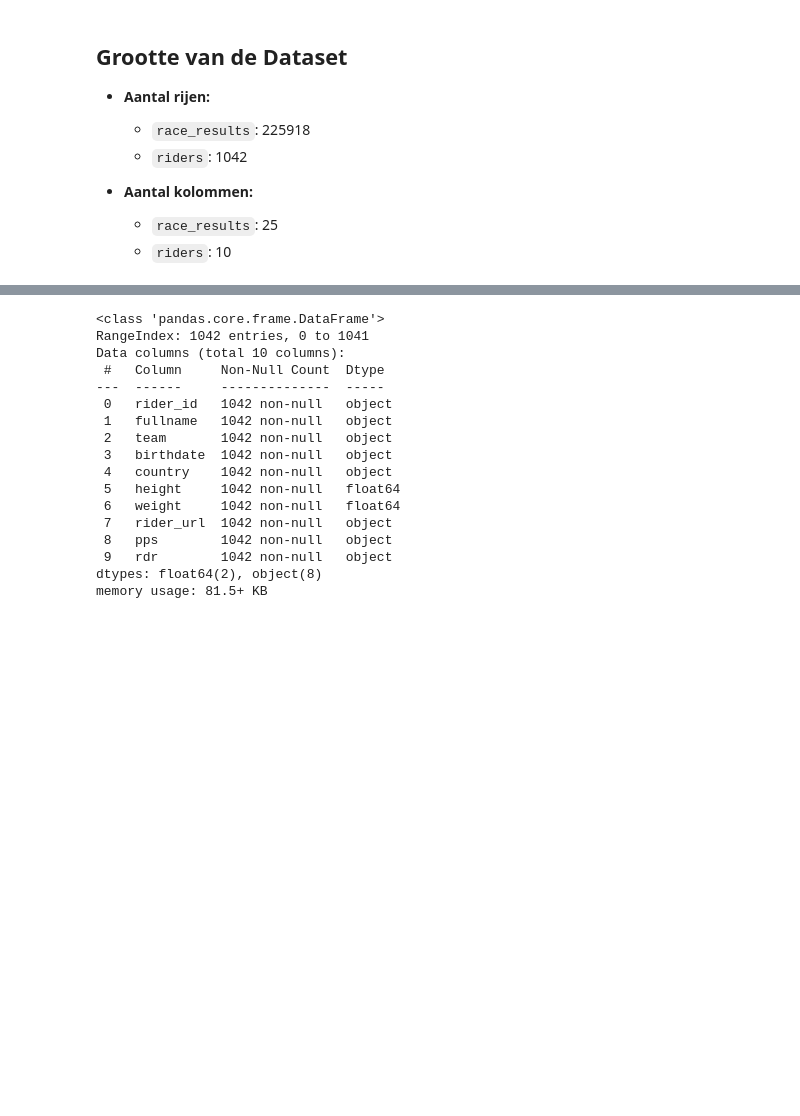
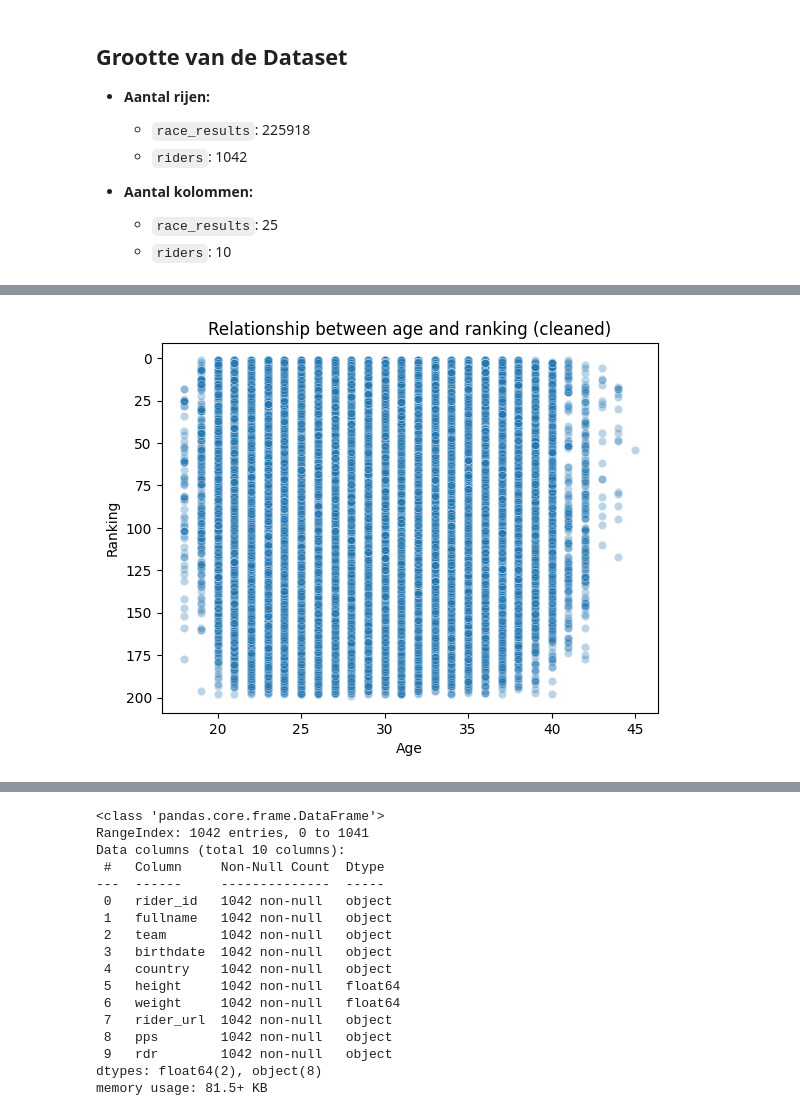
Before and after one commit to Vigo28/PI_7_DS_Minor, a Jupyter notebook: pi7.ipynb, the cells around one changed output, grey strips where cells are left out. Cells and saved outputs as stored; diff of their text form; code cells hidden in the pictures; blank space fills up the shorter version.

```diff
--- a/pi7.ipynb
+++ b/pi7.ipynb
@@ -81,0 +121,26 @@ memory usage: 43.1+ MB
+# %%
+df_race_results["Rnk_clean"] = (
+    df_race_results["Rnk"]
+    .astype(str)
+    .str.replace("\xa0", "", regex=False)
+    .str.strip()
+)
+
+invalid_text = ["DNF", "DNS", "OTL", "DSQ"]
+df_race_results.loc[
+    df_race_results["Rnk_clean"].isin(invalid_text),
+    "Rnk_clean"
+] = None
+
+df_race_results["Rnk_num"] = pd.to_numeric(df_race_results["Rnk_clean"], errors="coerce")
+
+df_clean = df_race_results[df_race_results["Rnk_num"] < 990]
+
+sns.scatterplot(data=df_clean, x="Age", y="Rnk_num", alpha=0.3)
+plt.gca().invert_yaxis()  # Rank 1 bovenaan
+plt.title("Relationship between age and ranking (cleaned)")
+plt.xlabel("Age")
+plt.ylabel("Ranking")
+plt.show()
+# %% [output]
+[figure, added]
```
Also changed, not shown: parts of 6 cells of this notebook.
